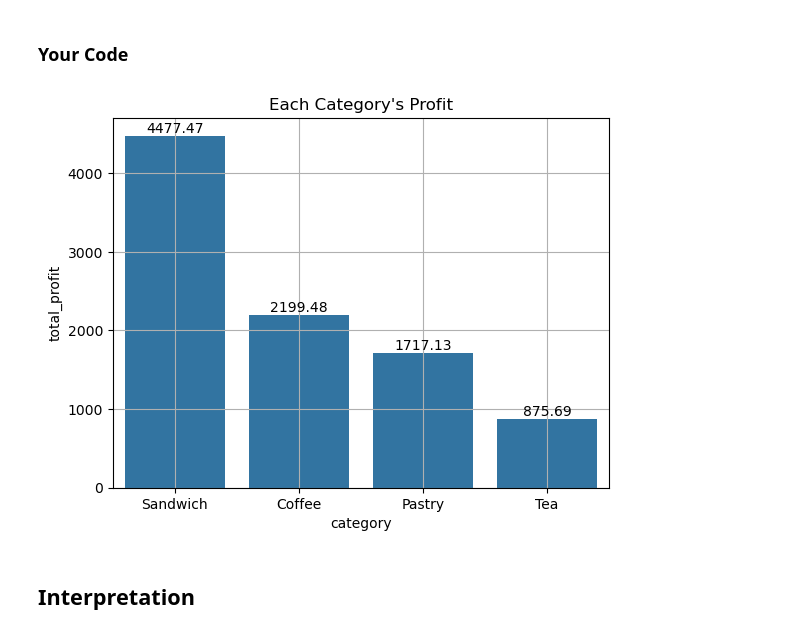
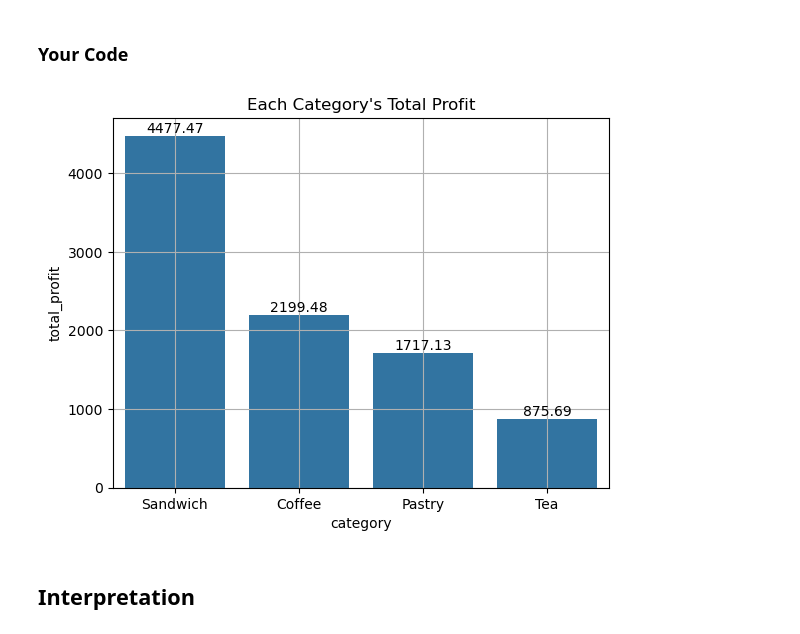
Before and after one commit to opc0002/py4eda-work, a Jupyter notebook: test2b/test_2b.ipynb, the cells around one changed output. Saved outputs shown, nothing was run; the diff lists cells and outputs as text; code cells hidden in the pictures.

```diff
--- a/test2b/test_2b.ipynb
+++ b/test2b/test_2b.ipynb
@@ -330,13 +332,13 @@ Create a bar chart showing total profit by product category. Use seaborn and ens
 # %%
 # Task 6: use sns.barplot() with aggregated data
 
 #makes a bar chart for the cateFrame data
 profitBar = sns.barplot(data=cateFrame, x='category', y='total_profit') #makes the plot and sets the x and y axis
 profitBar.bar_label(profitBar.containers[0], fontsize=10) #add the numbers at the top of each bar
-profitBar.set(title="Each Category's Profit") #adds the title
+profitBar.set(title="Each Category's Total Profit") #adds the title
 profitBar.grid() #adds the grid to make it easier to read
 # %% [output]
-[figure, old version]
+[figure, new version]
 # %% [markdown]
 ## Interpretation
 # %% [markdown]
```
Also changed, not shown: parts of 6 cells of this notebook.
